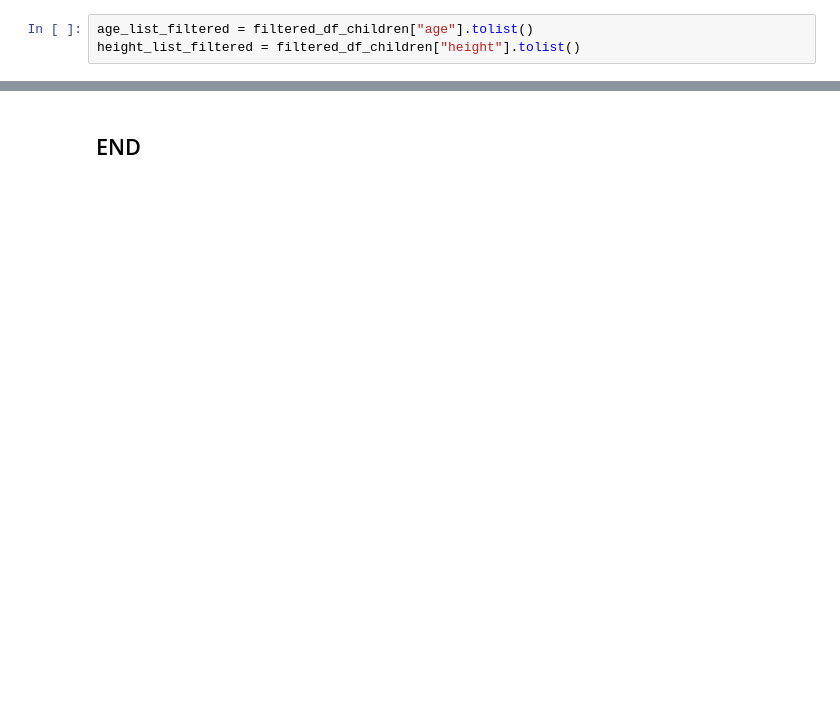
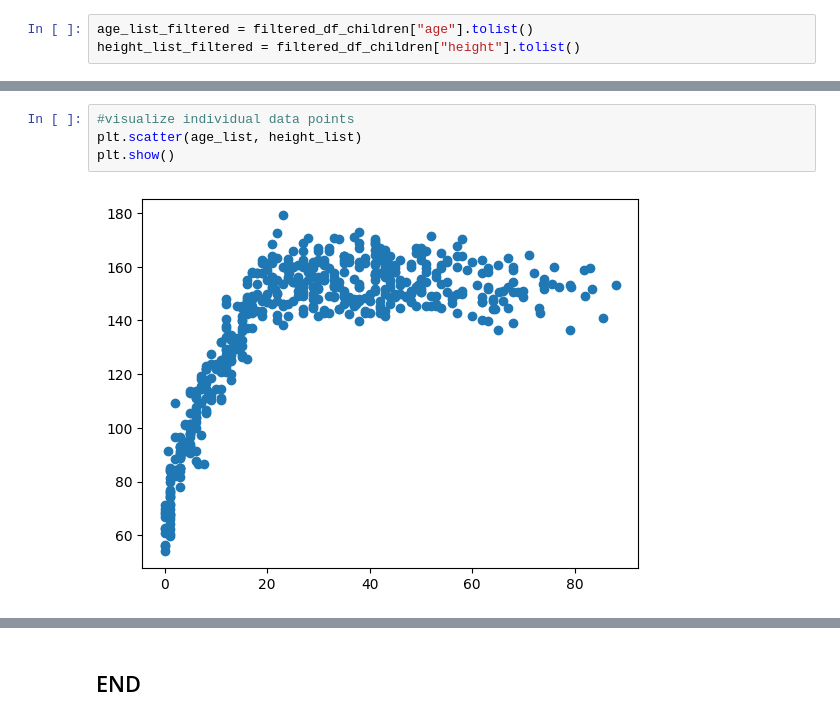
Before and after one commit to sasad2016/age_vs_height, a Jupyter notebook: scatter_plot_age_vs_height.ipynb, the cells around one changed output, grey strips where cells are left out. Saved outputs shown, nothing was run; the diff lists cells and outputs as text; blank space fills up the shorter version.

```diff
--- a/scatter_plot_age_vs_height.ipynb
+++ b/scatter_plot_age_vs_height.ipynb
@@ -82,0 +117,6 @@ plt.legend(["male", "female"])
+# %%
+#visualize individual data points
+plt.scatter(age_list, height_list)
+plt.show()
+# %% [output]
+[figure, added]
```
Also changed, not shown: parts of 12 cells of this notebook.
